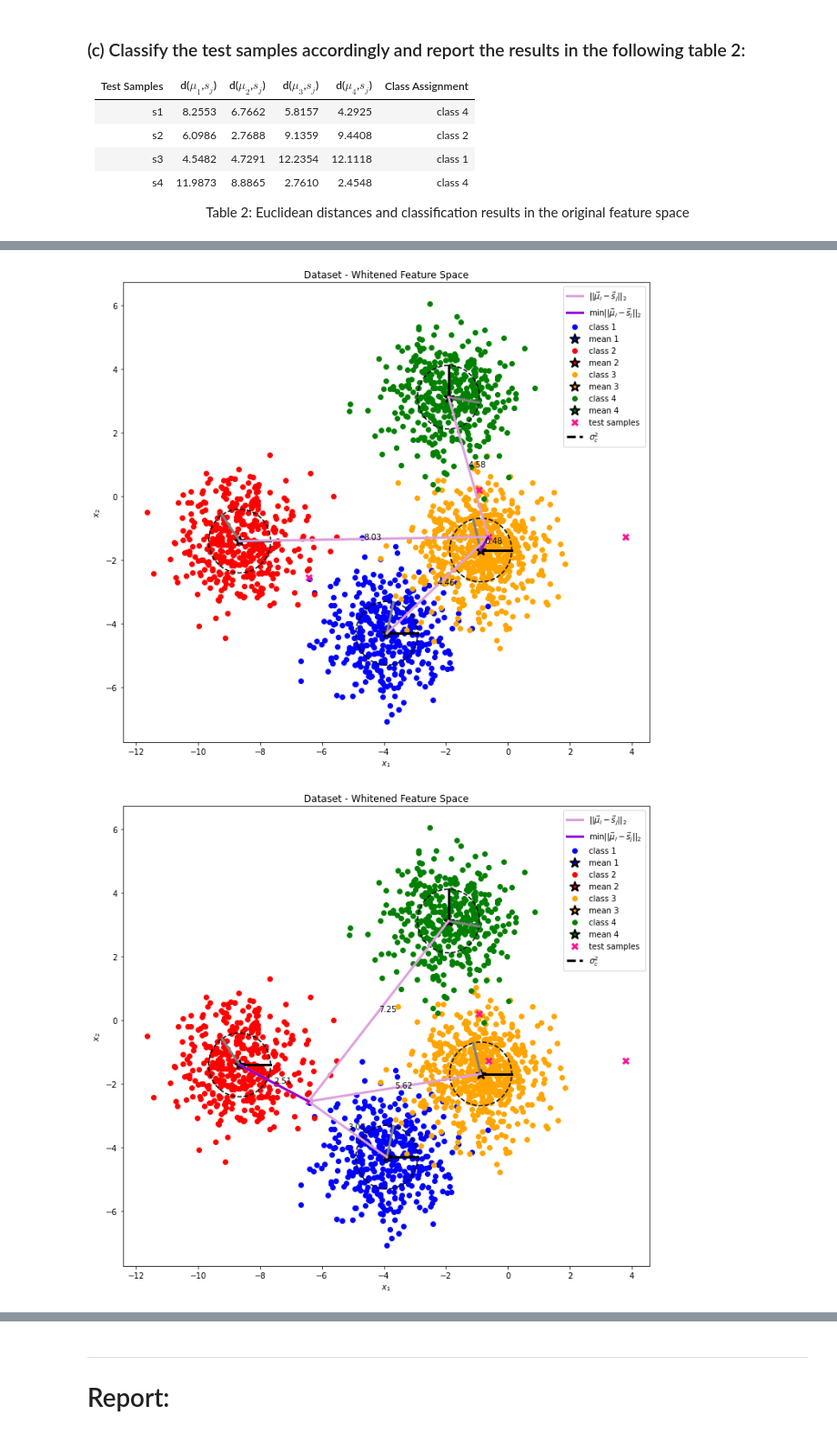
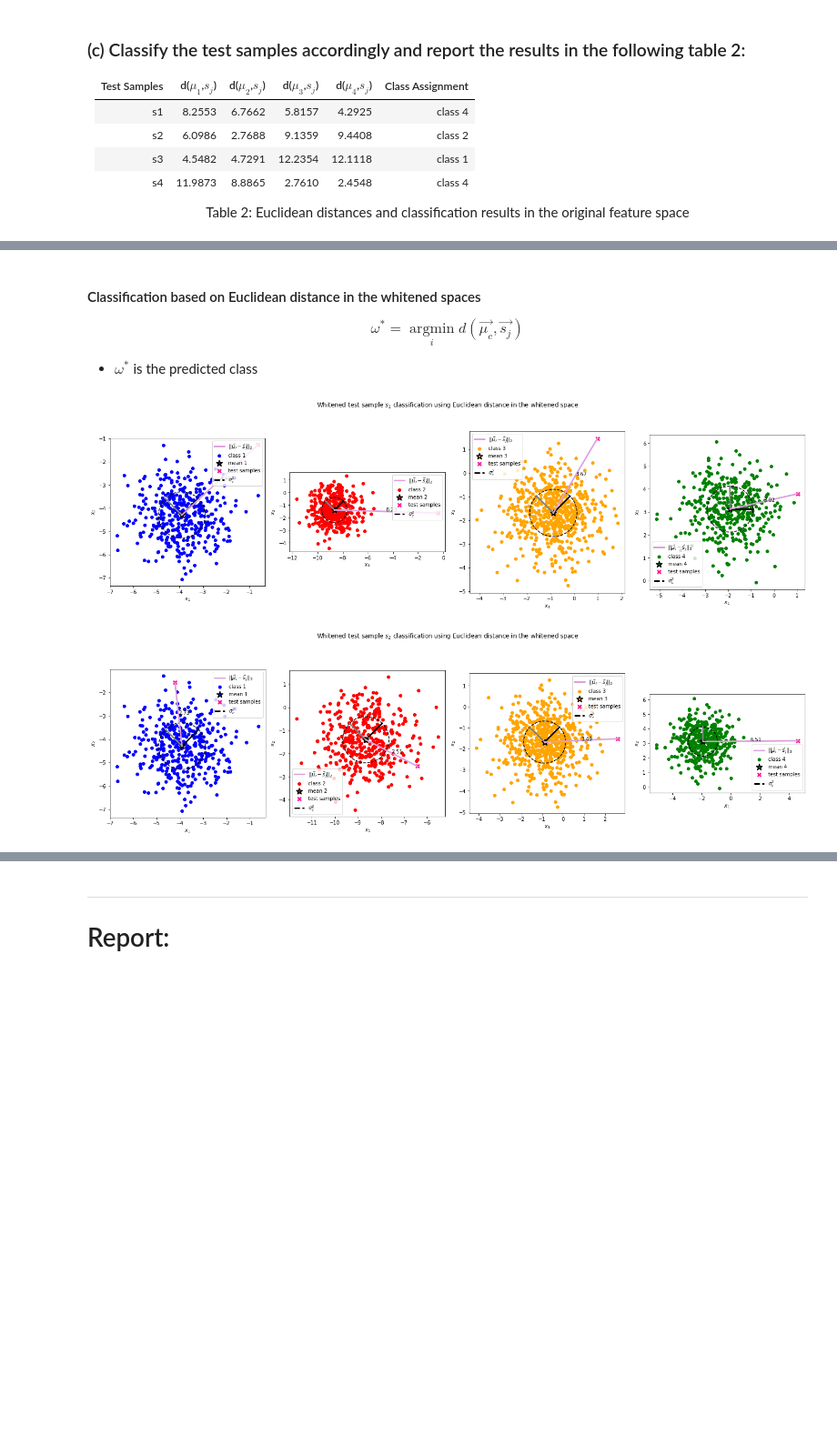
Before and after one commit to tmwatchanan/pattern-recognition, a Jupyter notebook: miniproject_1.ipynb, the cells around one changed output, grey strips where cells are left out. Shown at 91% size. Drawn from its saved outputs; the diff is of its cells as text; code cells hidden in the pictures; blank space fills up the shorter version.

```diff
--- a/miniproject_1.ipynb
+++ b/miniproject_1.ipynb
@@ -297,16 +349,14 @@ $$ \vec{\mu_W}(\mathbf{x}) =  $$
 # %%
-eigenvalue_matrices = np.zeros_like(covariances)
+squishing_matrices = np.zeros_like(covariances)
 whitened_data = np.zeros_like(data)
 whitened_means = np.zeros_like(means)
 whitened_covariances = np.zeros_like(covariances)
 whitened_eigenvalues = np.zeros_like(eigenvalues)
 whitened_eigenvectors = np.zeros_like(eigenvectors)
-whitened_test_samples = np.zeros_like(test_samples)
 
 for c in range(C):
-    eigenvalue_matrices[c] = np.identity(D) * (1 / np.sqrt(eigenvalues[c]))
-    whitened_data[c] = eigenvalue_matrices[c] @ eigenvectors[c].T @ data[c]
-    whitened_means[c] = eigenvalue_matrices[c] @ eigenvectors[c].T @ means[c]
-    whitened_covariances[c] = eigenvalue_matrices[c] @ eigenvectors[c].T @ covariances[c] @ eigenvectors[c] @ eigenvalue_matrices[c]
-    whitened_eigenvalues[c], whitened_eigenvectors[c] = np.linalg.eig(whitened_covariances[c])
-    whitened_test_samples[c] = eigenvalue_matrices[c] @ eigenvectors[c].T @ test_samples[c]
+    squishing_matrices[c] = np.sqrt(np.linalg.inv(np.identity(D) * eigenvalues[c]))
+    whitened_data[c] = squishing_matrices[c] @ eigenvectors[c].T @ data[c]
+    whitened_means[c] = squishing_matrices[c] @ eigenvectors[c].T @ means[c]
+    whitened_covariances[c] = squishing_matrices[c] @ eigenvectors[c].T @ covariances[c] @ eigenvectors[c] @ squishing_matrices[c]
+    whitened_eigenvalues[c], whitened_eigenvectors[c] = np.linalg.eig(np.cov(whitened_data[c]))
@@ -316,0 +381,9 @@ $$ \Sigma_w $$
+# %%
+fig = plt.figure(figsize=(18, 4))
+for cc in range(C):
+    ax = fig.add_subplot(140 + cc + 1)
+    ax.plot([0, whitened_eigenvectors[cc, 0, 0]], [0, whitened_eigenvectors[cc, 0, 1]])
+    ax.plot([0, whitened_eigenvectors[cc, 1, 0]], [0, whitened_eigenvectors[cc, 1, 1]])
+    ax.set_aspect(1)
+    ax.set_title(f"Eigenvectors of the whitened class {cc+1}")
+plt.show()
@@ -316,0 +397,8 @@ $$ \Sigma_w $$
+# %%
+whitened_test_samples= np.zeros((test_samples.shape[0], C, test_samples.shape[1]))
+
+for j in range (J):
+    for c in range(C):
+        whitened_test_samples[j, c] = squishing_matrices[c] @ eigenvectors[c].T @ test_samples[j]
+
+whitened_test_samples.shape
@@ -323,7 +413,7 @@ whitened_distances = np.zeros_like(distances)
 
 for c in range(C):
     for j in range(J):
-        whitened_distances[c, j] = euclidean_distance(whitened_means[c], whitened_test_samples[j])
+        whitened_distances[j, c] = euclidean_distance(whitened_test_samples[j, c], whitened_means[c])
 
 whitened_distances
 # %% [output]
@@ -333,0 +424,6 @@ array([[ 4.4631794 ,  3.06849906,  8.27585108,  5.408641  ],
+# %% [markdown]
+#### Classification based on Euclidean distance in the whitened spaces
+
+$$ \omega^* = \underset{i}{\operatorname{argmin}} d(\vec{\mu_c}, \vec{s_j}) $$
+
+- $\omega^*$ is the predicted class
@@ -334,6 +495,6 @@ array([[ 4.4631794 ,  3.06849906,  8.27585108,  5.408641  ],
 # %%
 for j in range(J):
-    visualize_space(whitened_data, whitened_means, whitened_eigenvalues, whitened_eigenvectors, title="Dataset - Whitened Feature Space", save_name="dataset-whitened_feature_space.png", test_samples=whitened_test_samples, test_index=j, distances=whitened_distances)
+    visualize_whitened_space(whitened_data, whitened_means, whitened_eigenvalues, whitened_eigenvectors, title=f"Whitened test sample $s_{j+1}$ classification using Euclidean distance in the whitened space", save_name=f"whitened_test_samples-euclidean_distances-{j+1}.png", test_samples=whitened_test_samples[j], test_index=j, distances=whitened_distances[j])
 # %% [output]
-[figure, old version]
+[figure, new version]
-[figure, old version]
+[figure, new version]
```
Also changed, not shown: parts of 57 cells of this notebook.
